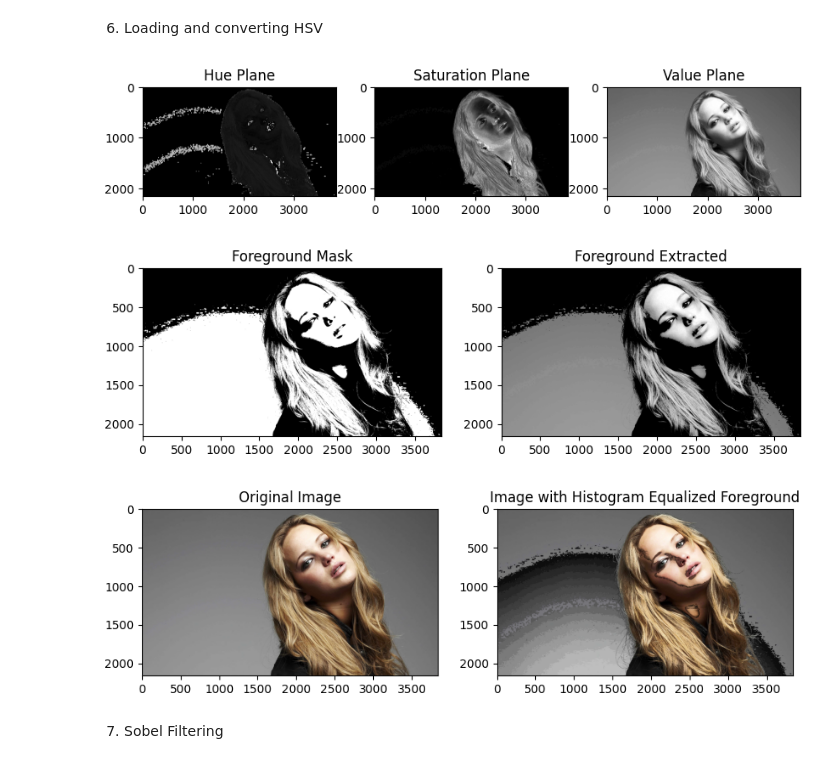
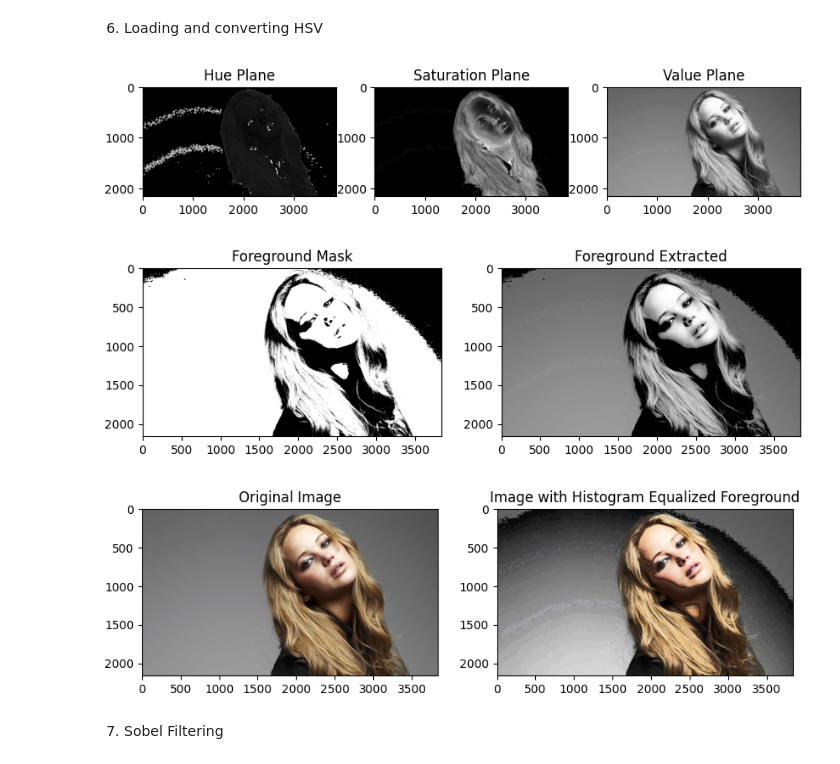
Before and after one commit to RPX2001/Assignment1_EN3160, a Jupyter notebook: 210451U_Assignment1.ipynb, the cells around one changed output. Drawn from its saved outputs; the diff is of its cells as text; code cells hidden in the pictures.

Commit message:
mask

```diff
--- a/210451U_Assignment1.ipynb
+++ b/210451U_Assignment1.ipynb
@@ -331,7 +331,7 @@ plt.title('Value Plane')
 plt.show()
 
 # Step (b): Threshold the 'Value' plane to create a binary mask for foreground
-_, mask = cv.threshold(value, 120, 255, cv.THRESH_BINARY)
+_, mask = cv.threshold(value, 100, 255, cv.THRESH_BINARY)
 
 # Step (c): Extract the foreground using cv.bitwise_and
 foreground = cv.bitwise_and(value, value, mask=mask)
@@ -355,35 +355,35 @@ cdf = hist.cumsum()
 # Normalize the CDF
 cdf_normalized = cdf * hist.max() / cdf.max()
 
 # Mask zero values to avoid dividing by zero
 cdf_m = np.ma.masked_equal(cdf, 0)
 cdf_m = (cdf_m - cdf_m.min()) * 255 / (cdf_m.max() - cdf_m.min())  # Histogram equalization formula
 cdf = np.ma.filled(cdf_m, 0).astype('uint8')  # Fill with 0s
 
 # Apply the CDF to the foreground to equalize it
 equalized_foreground = cdf[foreground]
 
 # Step (f): Combine the histogram-equalized foreground with the original background
 background = cv.bitwise_and(value, value, mask=cv.bitwise_not(mask))
 final_value_plane = cv.add(background, equalized_foreground)
 
 # Merge the channels back to form the final image
 final_hsv_image = cv.merge([hue, saturation, final_value_plane])
 final_image = cv.cvtColor(final_hsv_image, cv.COLOR_HSV2BGR)
 
 # Show the original and final images
 plt.figure(figsize=(10, 6))
 plt.subplot(121)
 plt.imshow(cv.cvtColor(image, cv.COLOR_BGR2RGB))
 plt.title('Original Image')
 plt.subplot(122)
 plt.imshow(cv.cvtColor(final_image, cv.COLOR_BGR2RGB))
 plt.title('Image with Histogram Equalized Foreground')
 plt.show()
 # %% [output]
 [figure]
-[figure, old version]
+[figure, new version]
-[figure, old version]
+[figure, new version]
 # %% [markdown]
 7. Sobel Filtering
 # %%
```
Also changed, not shown: parts of 4 cells of this notebook.
